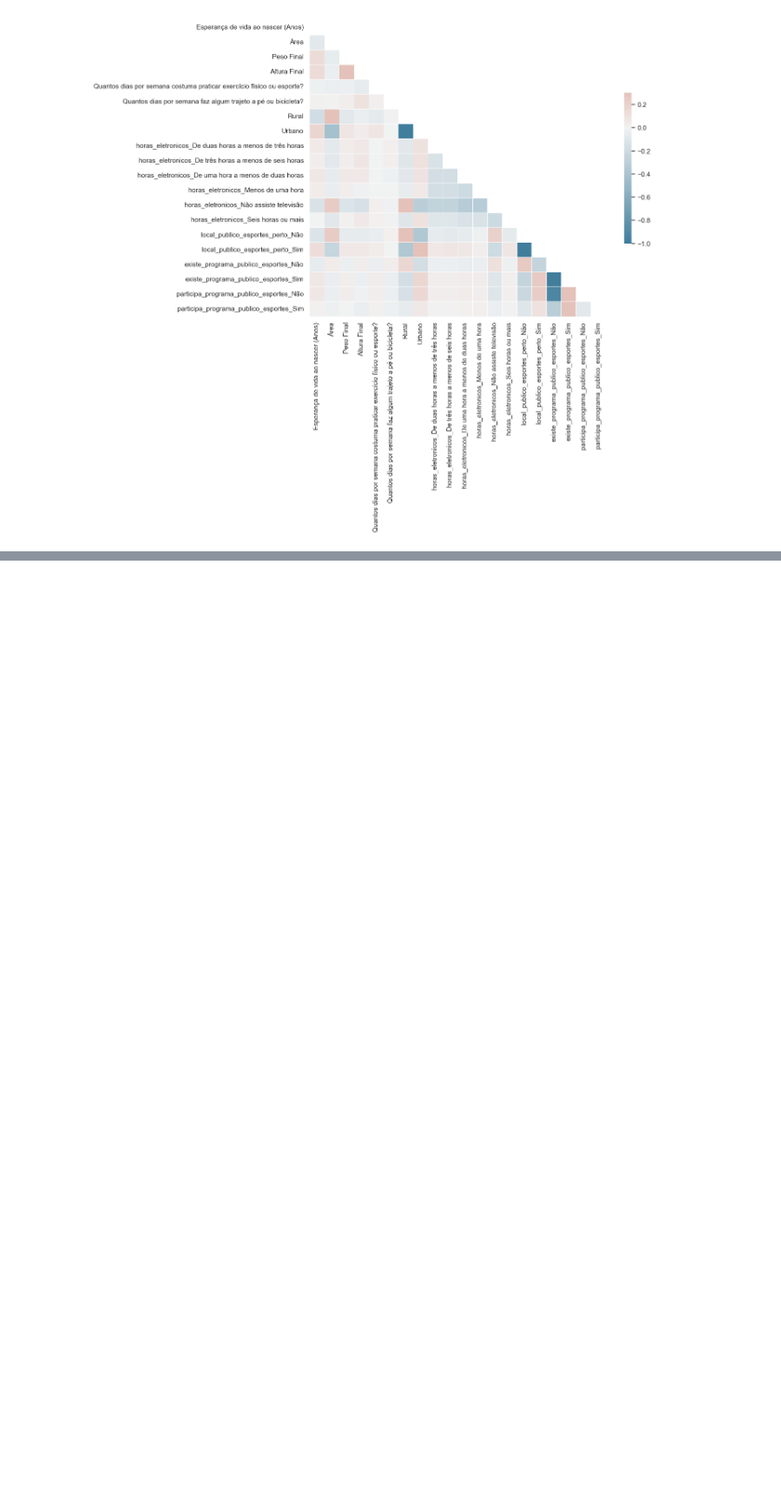
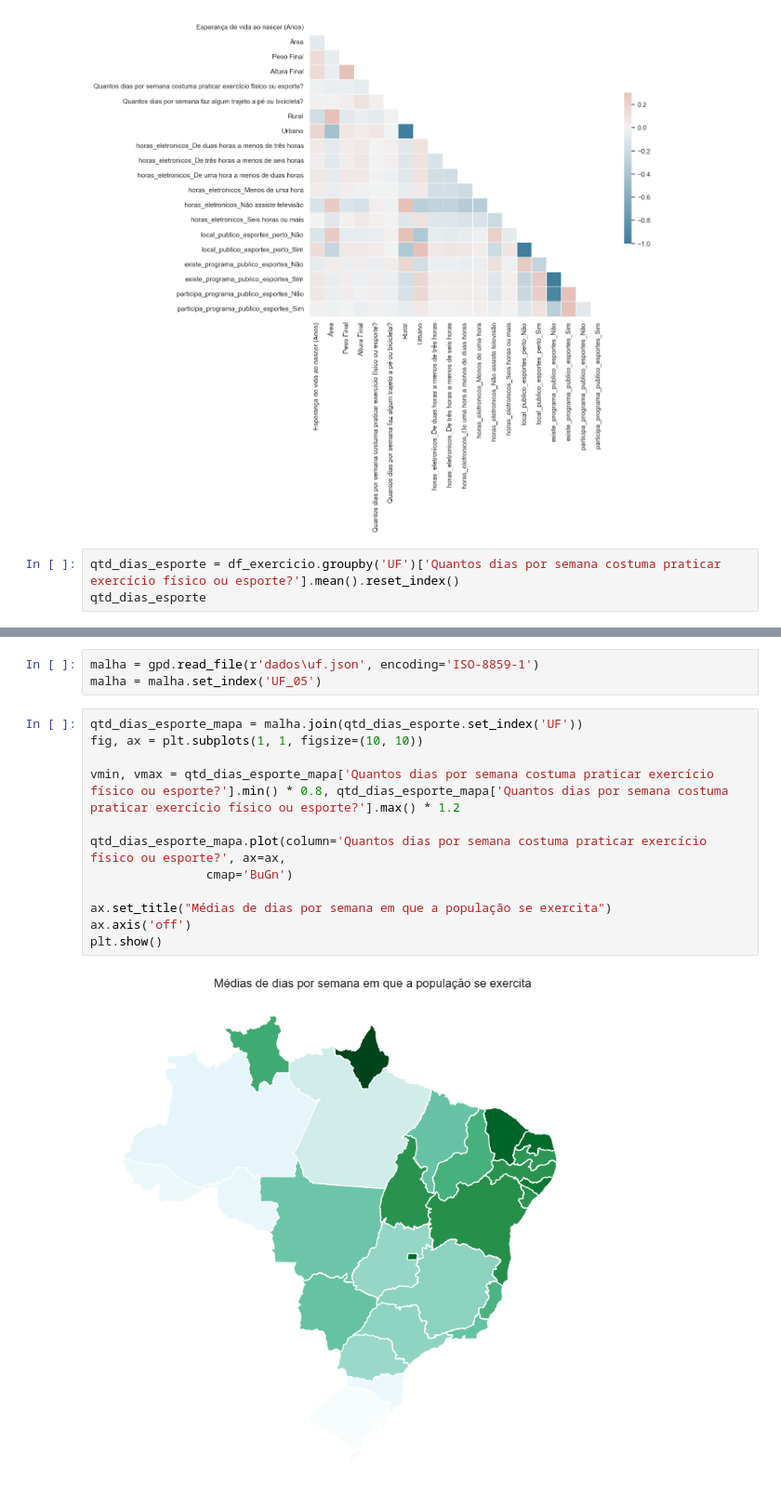
Before and after one commit to maafinotti/TCC-PNS, a Jupyter notebook: PNS_exercicio_fisico.ipynb, the cells around one changed output, grey strips where cells are left out. Shown at 93% size. Saved outputs shown, nothing was run; the diff lists cells and outputs as text; blank space fills up the shorter version.

Commit message:
mapas exercício físico

```diff
--- a/PNS_exercicio_fisico.ipynb
+++ b/PNS_exercicio_fisico.ipynb
@@ -109,3 +110,6 @@ sns.heatmap(corr, mask=mask, cmap=cmap, vmax=.3, center=0,
 # %% [output]
 <Axes: >
 [figure]
+# %%
+qtd_dias_esporte = df_exercicio.groupby('UF')['Quantos dias por semana costuma praticar exercício físico ou esporte?'].mean().reset_index()
+qtd_dias_esporte
@@ -111,0 +155,17 @@ sns.heatmap(corr, mask=mask, cmap=cmap, vmax=.3, center=0,
+# %%
+malha = gpd.read_file(r'dados\uf.json', encoding='ISO-8859-1')
+malha = malha.set_index('UF_05')
+# %%
+qtd_dias_esporte_mapa = malha.join(qtd_dias_esporte.set_index('UF'))
+fig, ax = plt.subplots(1, 1, figsize=(10, 10))
+
+vmin, vmax = qtd_dias_esporte_mapa['Quantos dias por semana costuma praticar exercício físico ou esporte?'].min() * 0.8, qtd_dias_esporte_mapa['Quantos dias por semana costuma praticar exercício físico ou esporte?'].max() * 1.2
+
+qtd_dias_esporte_mapa.plot(column='Quantos dias por semana costuma praticar exercício físico ou esporte?', ax=ax,
+                cmap='BuGn')
+
+ax.set_title("Médias de dias por semana em que a população se exercita")
+ax.axis('off')
+plt.show()
+# %% [output]
+[figure, added]
```
Also changed, not shown: parts of 4 cells of this notebook.
